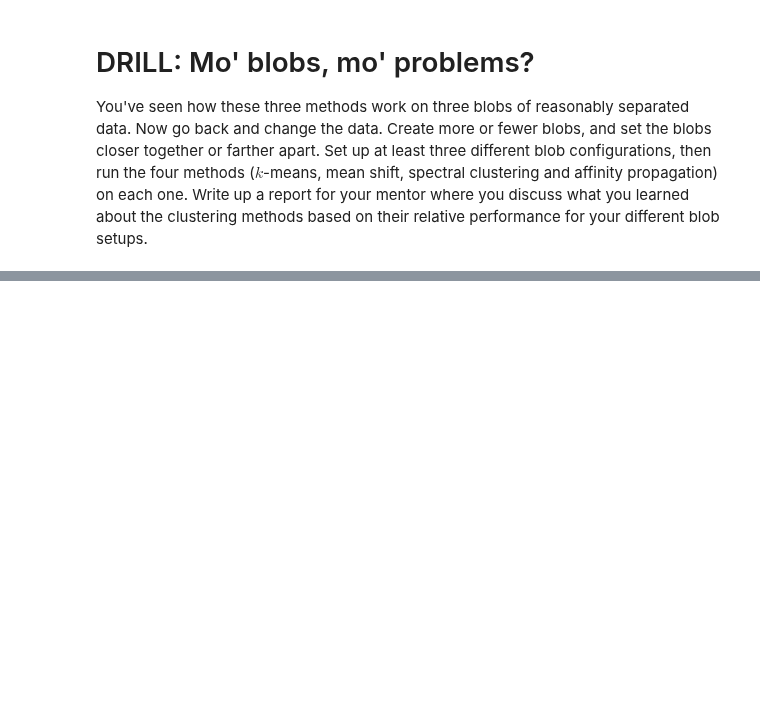
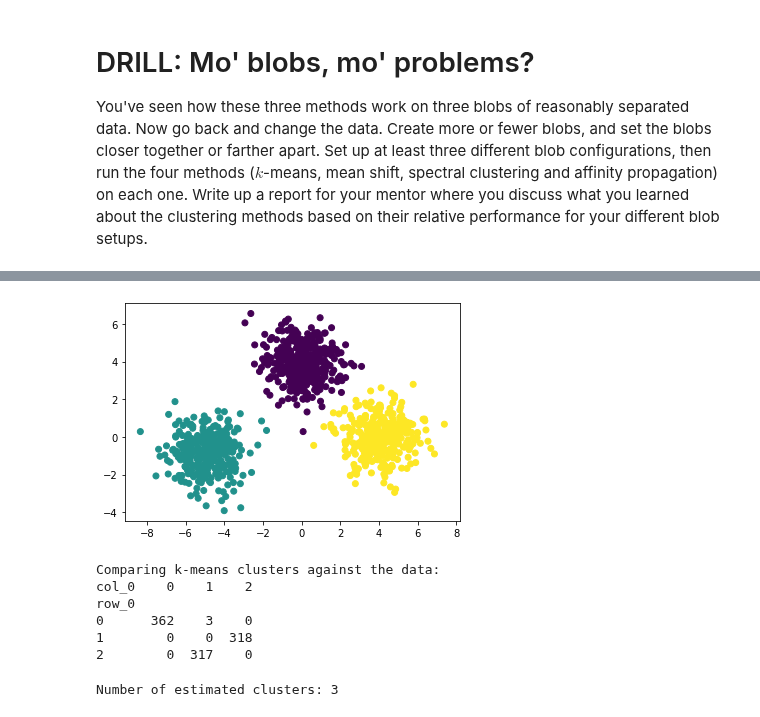
Before and after one commit to 26Jinx/Thinkful, a Jupyter notebook: Unit4/2_Basic_Clustering/3_Other_Clustering_Methods.ipynb, the cells around one changed output, grey strips where cells are left out. Drawn from its saved outputs; the diff is of its cells as text; code cells hidden in the pictures; blank space fills up the shorter version.

```diff
--- a/Unit4/2_Basic_Clustering/3_Other_Clustering_Methods.ipynb
+++ b/Unit4/2_Basic_Clustering/3_Other_Clustering_Methods.ipynb
@@ -219,0 +246,45 @@ You've seen how these three methods work on three blobs of reasonably separated
+# %%
+# k-means
+from sklearn.cluster import KMeans
+
+# Calculate predicted values.
+y_pred = KMeans(n_clusters=3, random_state=42).fit_predict(X_train)
+
+# Plot the solution.
+plt.scatter(X_train[:, 0], X_train[:, 1], c=y_pred)
+plt.show()
+
+# Check the solution against the data.
+print('Comparing k-means clusters against the data:')
+print(pd.crosstab(y_pred, y_train))
+# %% [output]
+[figure, added]
+Comparing k-means clusters against the data:
+col_0    0    1    2
+row_0
+0      362    3    0
+1        0    0  318
+2        0  317    0
+# %%
+# Mean-shift
+
+# Here we set the bandwidth. This function automatically derives a bandwidth
+# number based on an inspection of the distances among points in the data.
+bandwidth = estimate_bandwidth(X_train, quantile=0.2, n_samples=500)
+
+# Declare and fit the model.
+ms = MeanShift(bandwidth=bandwidth, bin_seeding=True)
+ms.fit(X_train)
+
+# Extract cluster assignments for each data point.
+labels = ms.labels_
+
+# Coordinates of the cluster centers.
+cluster_centers = ms.cluster_centers_
+
+# Count our clusters.
+n_clusters_ = len(np.unique(labels))
+
+print("Number of estimated clusters: {}".format(n_clusters_))
+# %% [output]
+Number of estimated clusters: 3
```
Also changed, not shown: parts of 12 cells of this notebook.
